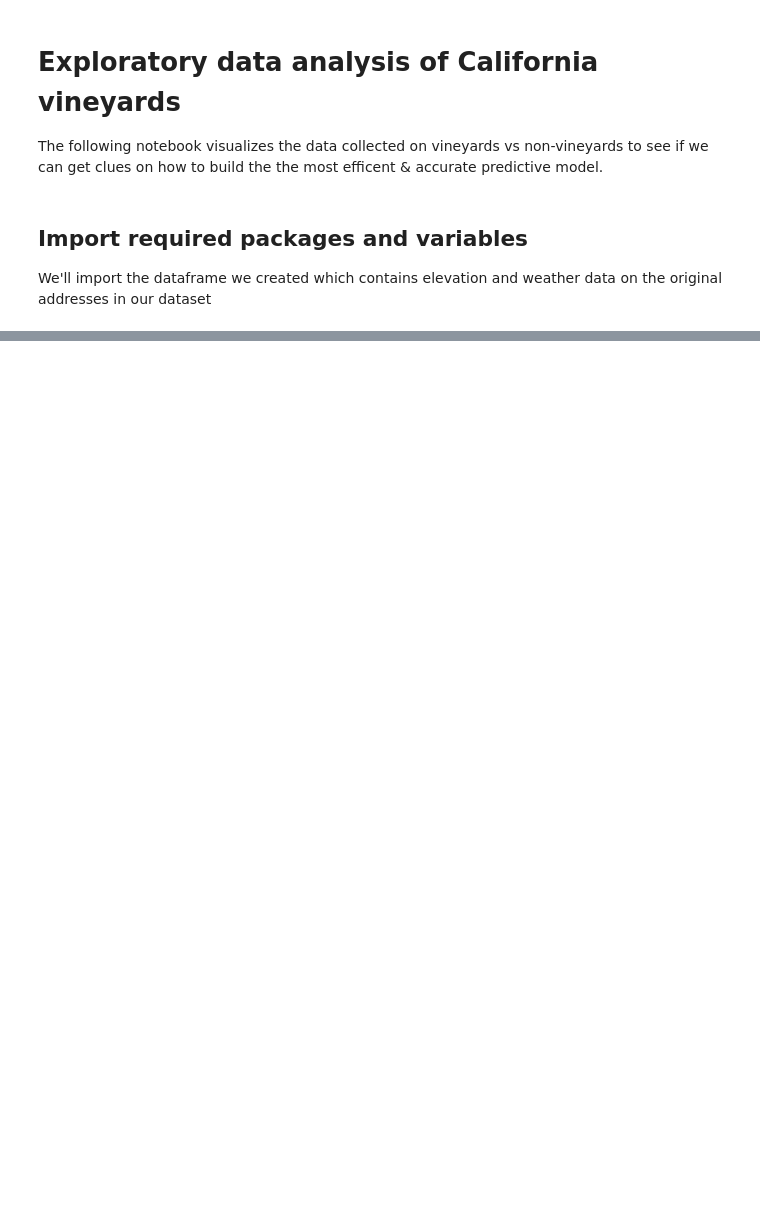
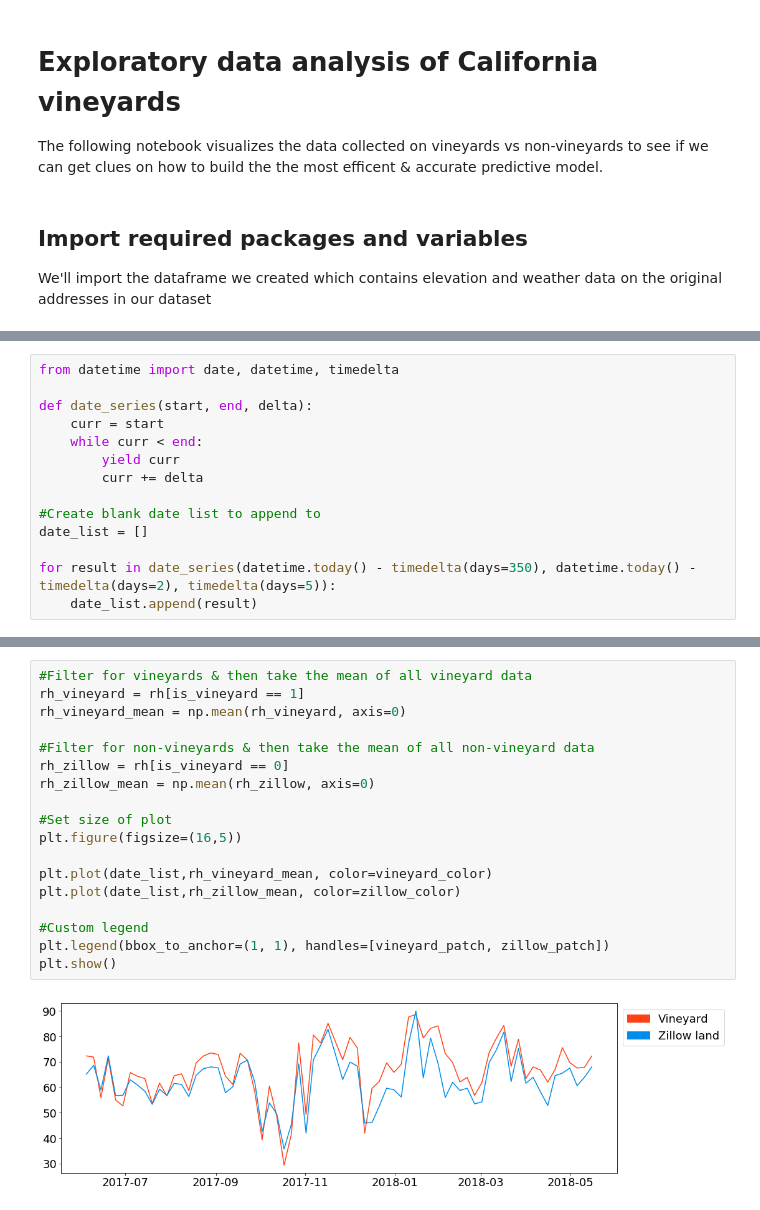
Before and after one commit to cgloge/vineyard_scout, a Jupyter notebook: vineyard_eda.ipynb, the cells around one changed output, grey strips where cells are left out. Drawn from its saved outputs; the diff is of its cells as text; blank space fills up the shorter version.

```diff
--- a/vineyard_eda.ipynb
+++ b/vineyard_eda.ipynb
@@ -71,0 +153,14 @@ plt.show()
+# %%
+from datetime import date, datetime, timedelta
+
+def date_series(start, end, delta):
+    curr = start
+    while curr < end:
+        yield curr
+        curr += delta
+
+#Create blank date list to append to
+date_list = []
+
+for result in date_series(datetime.today() - timedelta(days=350), datetime.today() - timedelta(days=2), timedelta(days=5)):
+    date_list.append(result)
@@ -71,0 +170,20 @@ plt.show()
+# %%
+#Filter for vineyards & then take the mean of all vineyard data
+rh_vineyard = rh[is_vineyard == 1]
+rh_vineyard_mean = np.mean(rh_vineyard, axis=0)
+
+#Filter for non-vineyards & then take the mean of all non-vineyard data
+rh_zillow = rh[is_vineyard == 0]
+rh_zillow_mean = np.mean(rh_zillow, axis=0)
+
+#Set size of plot
+plt.figure(figsize=(16,5))
+
+plt.plot(date_list,rh_vineyard_mean, color=vineyard_color)
+plt.plot(date_list,rh_zillow_mean, color=zillow_color)
+
+#Custom legend
+plt.legend(bbox_to_anchor=(1, 1), handles=[vineyard_patch, zillow_patch])
+plt.show()
+# %% [output]
+[figure, added]
```
Also changed, not shown: parts of 20 cells of this notebook, 1 other file.
